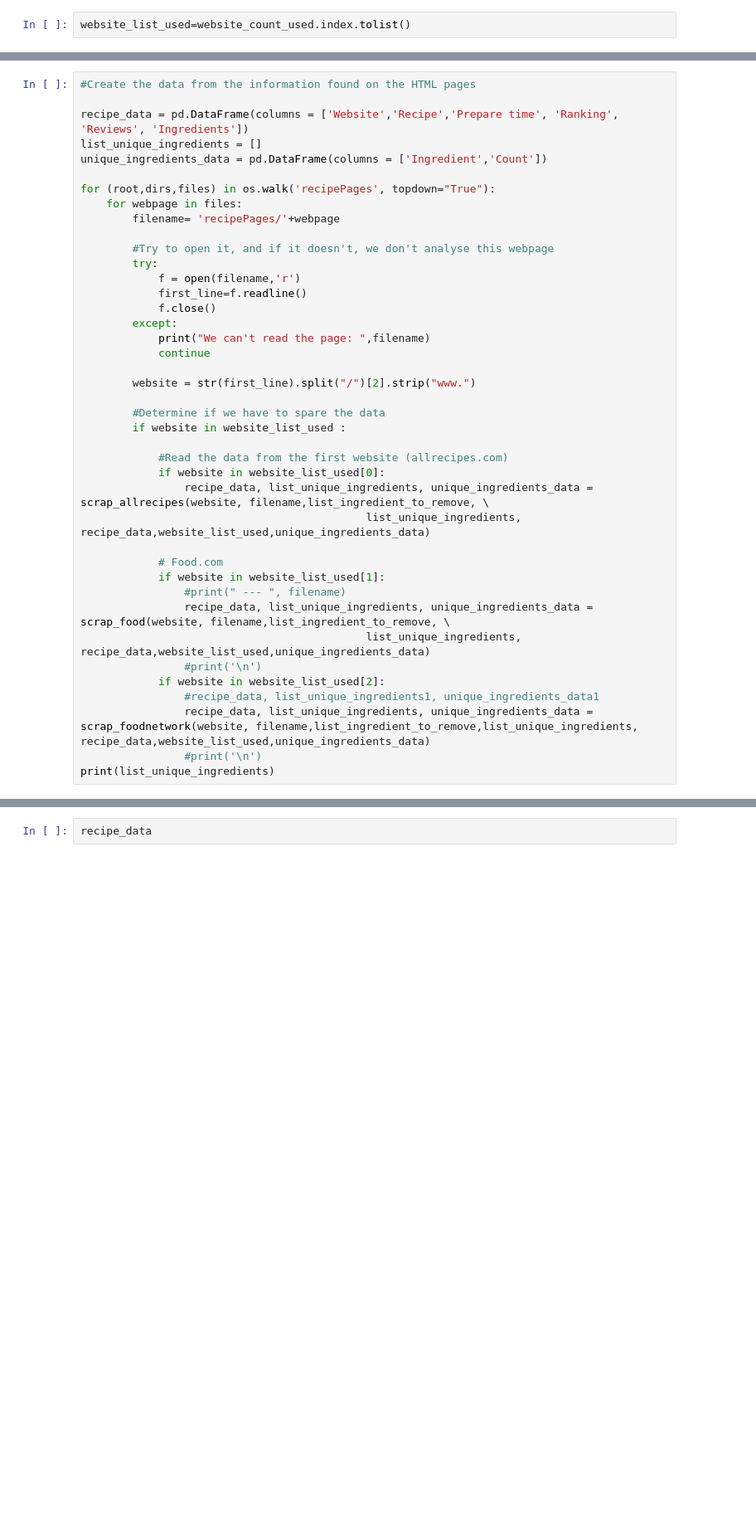
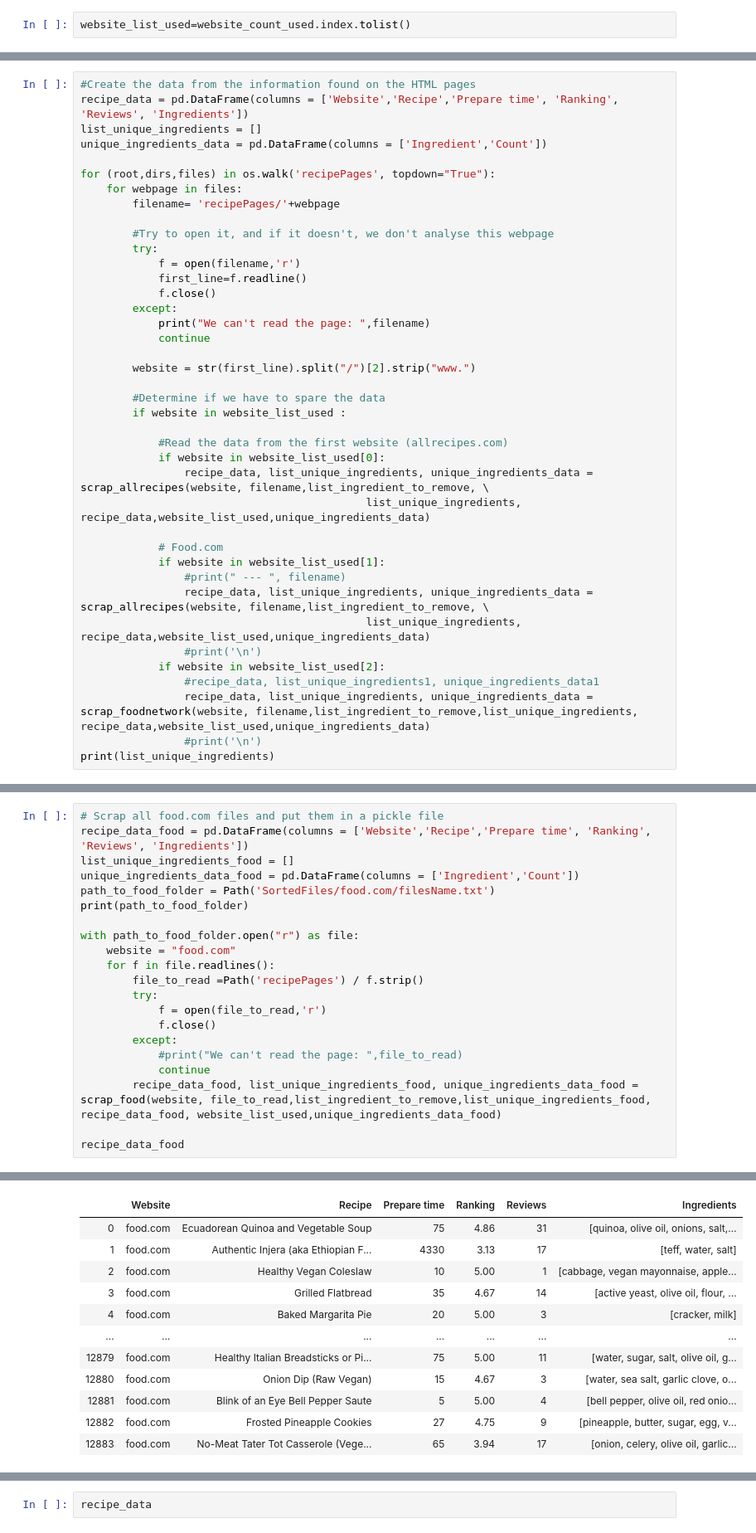
Before and after one commit to lautenba/ADA_pADAwan_Project, a Jupyter notebook: project-Marco.ipynb, the cells around one changed output, grey strips where cells are left out. Shown: that part at 83% size. Cells and saved outputs as stored; diff of their text form; blank space fills up the shorter version.

Commit message:
Added pickle part
Pickle to save data compute

```diff
--- a/project-Marco.ipynb
+++ b/project-Marco.ipynb
@@ -147,6 +148,5 @@ We have to be aware of certain things:
 # %%
 #Create the data from the information found on the HTML pages
-
 recipe_data = pd.DataFrame(columns = ['Website','Recipe','Prepare time', 'Ranking', 'Reviews', 'Ingredients'])
 list_unique_ingredients = []
 unique_ingredients_data = pd.DataFrame(columns = ['Ingredient','Count'])
@@ -177,7 +177,7 @@ for (root,dirs,files) in os.walk('recipePages', topdown="True"):
             # Food.com
             if website in website_list_used[1]:
                 #print(" --- ", filename)
-                recipe_data, list_unique_ingredients, unique_ingredients_data = scrap_food(website, filename,list_ingredient_to_remove, \
+                recipe_data, list_unique_ingredients, unique_ingredients_data = scrap_allrecipes(website, filename,list_ingredient_to_remove, \
                                             list_unique_ingredients, recipe_data,website_list_used,unique_ingredients_data)
                 #print('\n')
             if website in website_list_used[2]:
@@ -222,0 +211,22 @@ recipe_data
+# %%
+# Scrap all food.com files and put them in a pickle file
+recipe_data_food = pd.DataFrame(columns = ['Website','Recipe','Prepare time', 'Ranking', 'Reviews', 'Ingredients'])
+list_unique_ingredients_food = []
+unique_ingredients_data_food = pd.DataFrame(columns = ['Ingredient','Count'])
+path_to_food_folder = Path('SortedFiles/food.com/filesName.txt')
+print(path_to_food_folder)
+
+with path_to_food_folder.open("r") as file:
+    website = "food.com"
+    for f in file.readlines():
+        file_to_read =Path('recipePages') / f.strip()
+        try:
+            f = open(file_to_read,'r')
+            f.close()
+        except:
+            #print("We can't read the page: ",file_to_read)
+            continue
+        recipe_data_food, list_unique_ingredients_food, unique_ingredients_data_food = scrap_food(website, file_to_read,list_ingredient_to_remove,list_unique_ingredients_food, recipe_data_food, website_list_used,unique_ingredients_data_food)
+
+recipe_data_food
+# %% [output]
@@ -222,0 +250,12 @@ recipe_data
+|  | Website | Recipe | Prepare time | Ranking | Reviews | Ingredients |
+| 0 | food.com | Ecuadorean Quinoa and Vegetable Soup | 75 | 4.86 | 31 | [quinoa, olive oil, onions, salt,... |
+| 1 | food.com | Authentic Injera (aka Ethiopian F... | 4330 | 3.13 | 17 | [teff, water, salt] |
+| 2 | food.com | Healthy Vegan Coleslaw | 10 | 5.00 | 1 | [cabbage, vegan mayonnaise, apple... |
+| 3 | food.com | Grilled Flatbread | 35 | 4.67 | 14 | [active yeast, olive oil, flour, ... |
+| 4 | food.com | Baked Margarita Pie | 20 | 5.00 | 3 | [cracker, milk] |
+| ... | ... | ... | ... | ... | ... | ... |
+| 12879 | food.com | Healthy Italian Breadsticks or Pi... | 75 | 5.00 | 11 | [water, sugar, salt, olive oil, g... |
+| 12880 | food.com | Onion Dip (Raw Vegan) | 15 | 4.67 | 3 | [water, sea salt, garlic clove, o... |
+| 12881 | food.com | Blink of an Eye Bell Pepper Saute | 5 | 5.00 | 4 | [bell pepper, olive oil, red onio... |
+| 12882 | food.com | Frosted Pineapple Cookies | 27 | 4.75 | 9 | [pineapple, butter, sugar, egg, v... |
+| 12883 | food.com | No-Meat Tater Tot Casserole (Vege... | 65 | 3.94 | 17 | [onion, celery, olive oil, garlic... |
```
Also changed, not shown: parts of 12 cells of this notebook, 5 other files.
